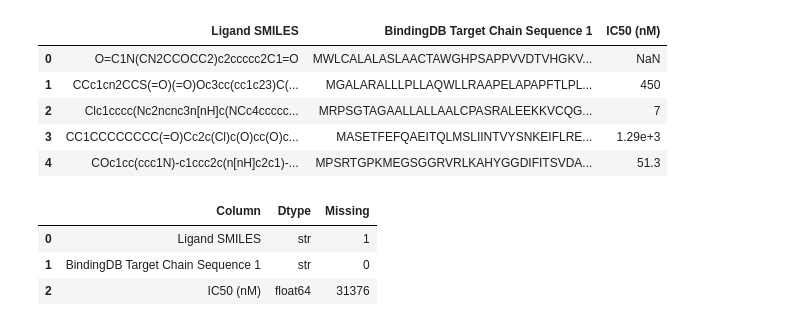
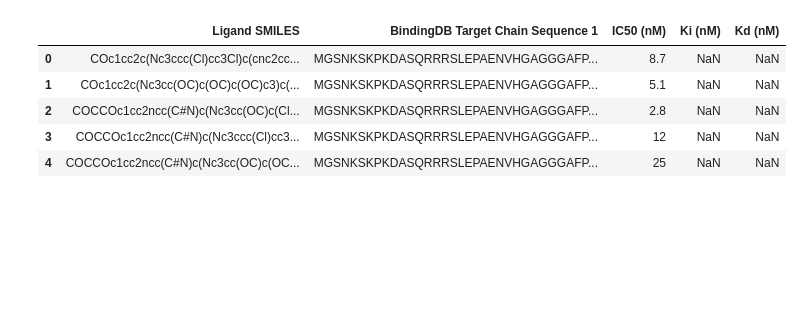
Before and after one commit to hempelt/Masterthesis, a Jupyter notebook: notebooks/EDA.ipynb, the cells around one changed output. Saved outputs shown, nothing was run; the diff lists cells and outputs as text; code cells hidden in the pictures; blank space fills up the shorter version.

```diff
--- a/notebooks/EDA.ipynb
+++ b/notebooks/EDA.ipynb
@@ -7,3 +16,3 @@ from matplotlib.ticker import StrMethodFormatter
 # %%
-#load data from CSV with unicode encoding
-df = pd.read_csv("data/raw/train_data.csv", sep=',', encoding='utf-8')
+# BindingDB_BindingDB_Articles.tsv mit UTF-8-Encoding laden. Es werden nur die Spalten 'Ligand SMILES', 'BindingDB Target Chain Sequence 1', 'IC50 (nM)', 'Ki (nM)' und 'Kd (nM)' geladen.
+df = pd.read_csv("data/raw/BindingDB_BindingDB_Articles.tsv", sep='\t', encoding='utf-8')
@@ -10,28 +40,11 @@ df = pd.read_csv("data/raw/train_data.csv", sep=',', encoding='utf-8')
 # %%
-#Select relevant feaures
-df=df[['Ligand SMILES', 'BindingDB Target Chain Sequence 1', 'IC50 (nM)']]
+#Select features of interest
+df=df[['Ligand SMILES', 'BindingDB Target Chain Sequence 1', 'IC50 (nM)', 'Ki (nM)', 'Kd (nM)']]
 df.head()
 # %% [output]
-|  | Ligand SMILES | BindingDB Target Chain Sequence 1 | IC50 (nM) |
-| 0 | O=C1N(CN2CCOCC2)c2ccccc2C1=O | MWLCALALASLAACTAWGHPSAPPVVDTVHGKV... | NaN |
-| 1 | CCc1cn2CCS(=O)(=O)Oc3cc(cc1c23)C(... | MGALARALLLPLLAQWLLRAAPELAPAPFTLPL... | 450 |
-| 2 | Clc1cccc(Nc2ncnc3n[nH]c(NCc4ccccc... | MRPSGTAGAALLALLAALCPASRALEEKKVCQG... | 7 |
-| 3 | CC1CCCCCCCC(=O)Cc2c(Cl)c(O)cc(O)c... | MASETFEFQAEITQLMSLIINTVYSNKEIFLRE... | 1.29e+3 |
-| 4 | COc1cc(ccc1N)-c1ccc2c(n[nH]c2c1)-... | MPSRTGPKMEGSGGRVRLKAHYGGDIFITSVDA... | 51.3 |
+|  | Ligand SMILES | BindingDB Target Chain Sequence 1 | IC50 (nM) | Ki (nM) | Kd (nM) |
+| 0 | COc1cc2c(Nc3ccc(Cl)cc3Cl)c(cnc2cc... | MGSNKSKPKDASQRRRSLEPAENVHGAGGGAFP... | 8.7 | NaN | NaN |
+| 1 | COc1cc2c(Nc3cc(OC)c(OC)c(OC)c3)c(... | MGSNKSKPKDASQRRRSLEPAENVHGAGGGAFP... | 5.1 | NaN | NaN |
+| 2 | COCCOc1cc2ncc(C#N)c(Nc3cc(OC)c(Cl... | MGSNKSKPKDASQRRRSLEPAENVHGAGGGAFP... | 2.8 | NaN | NaN |
+| 3 | COCCOc1cc2ncc(C#N)c(Nc3ccc(Cl)cc3... | MGSNKSKPKDASQRRRSLEPAENVHGAGGGAFP... | 12 | NaN | NaN |
+| 4 | COCCOc1cc2ncc(C#N)c(Nc3cc(OC)c(OC... | MGSNKSKPKDASQRRRSLEPAENVHGAGGGAFP... | 25 | NaN | NaN |
-# %%
-pd.set_option('display.max_rows', None)
-pd.set_option('display.max_colwidth', None)
-pd.set_option('display.width', None)
-
-overview = pd.DataFrame({
-    "Column": df.columns,
-    "Dtype": df.dtypes.values,
-    "Missing": df.isna().sum().values
-})
-
-overview
-# %% [output]
-|  | Column | Dtype | Missing |
-| 0 | Ligand SMILES | str | 1 |
-| 1 | BindingDB Target Chain Sequence 1 | str | 0 |
-| 2 | IC50 (nM) | float64 | 31376 |
```
Also changed, not shown: parts of 31 cells of this notebook, 18 other files.
